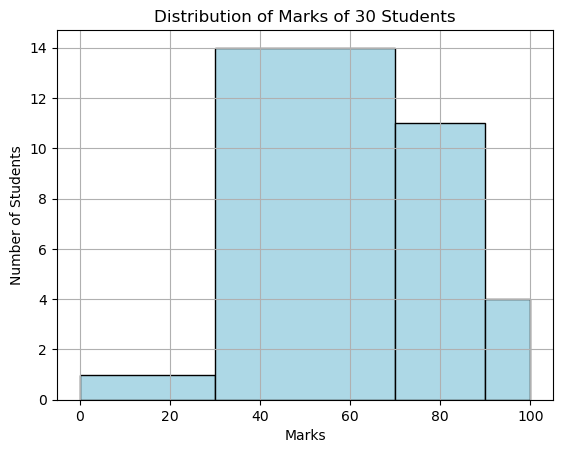
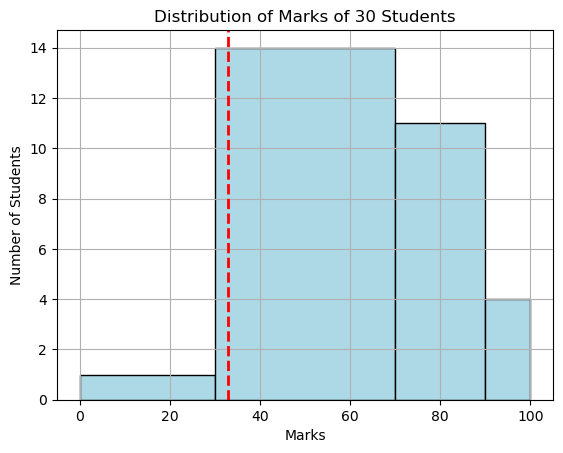
Unified diff of the notebook cell whose output changed from the first chart to the second:
--- before
+++ after
@@ -16,5 +16,11 @@
     color="lightblue"
 )
-
+plt.axvline(
+    x=33,
+    label="Passing Marks (33)",
+    color="red",
+    linewidth="2",
+    linestyle="--"
+)
 plt.xlabel("Marks")
 plt.ylabel("Number of Students")

Commit: Histogram